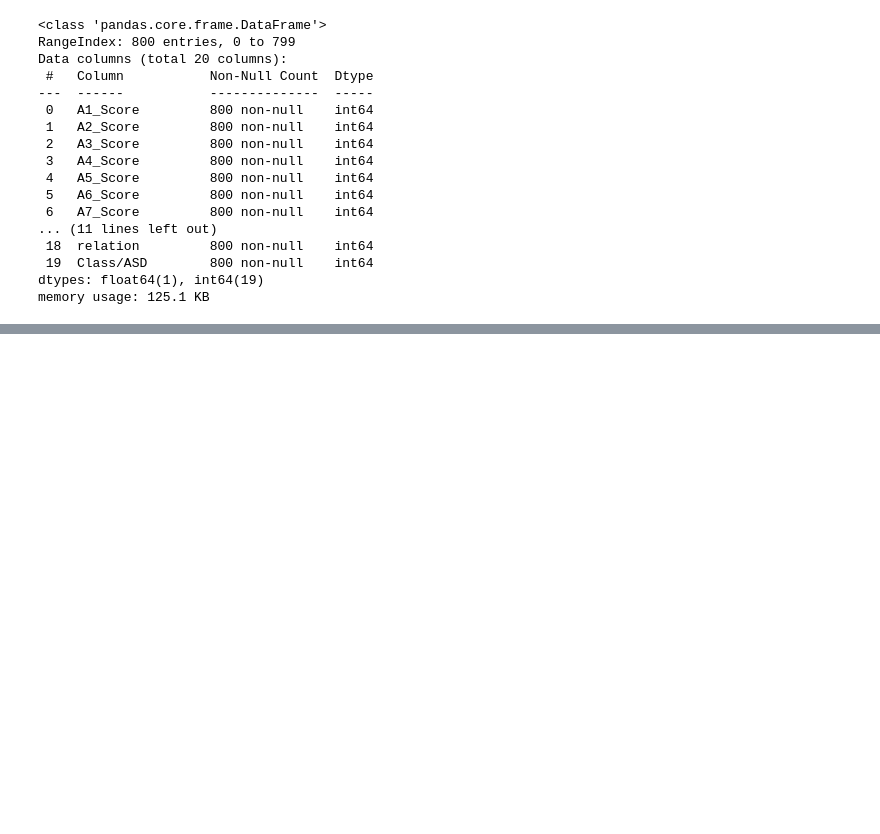
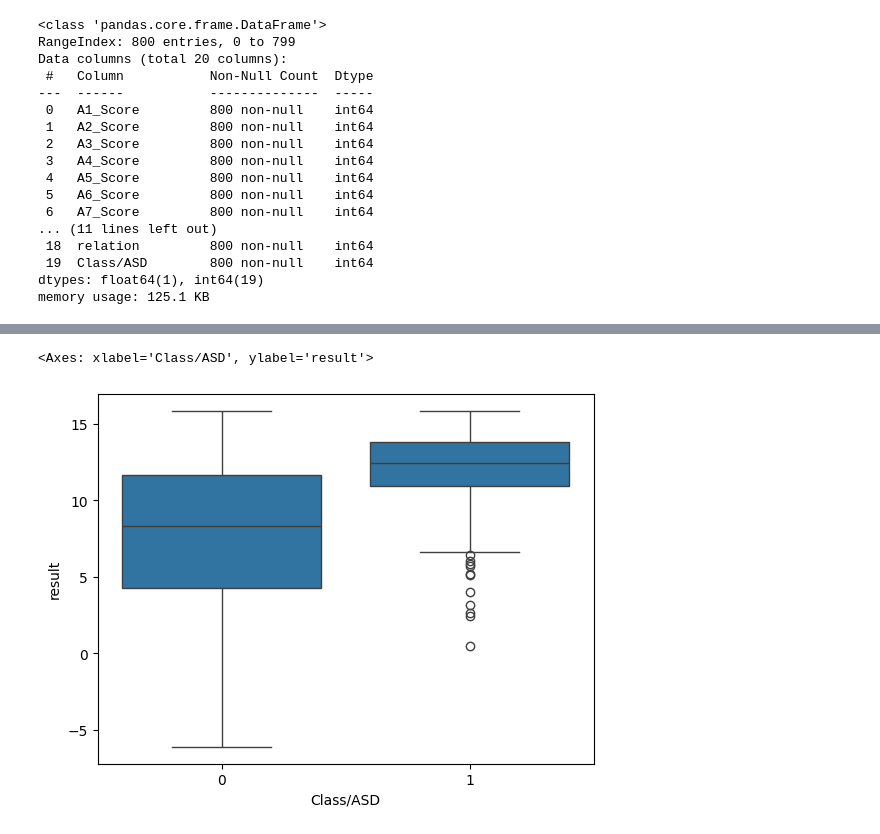
Before and after one commit to SRARNAB7/HDS_5320_Group_Project, a Jupyter notebook: Project_2.ipynb, the cells around one changed output, grey strips where cells are left out. Cells and saved outputs as stored; diff of their text form; code cells hidden in the pictures; blank space fills up the shorter version.

```diff
--- a/Project_2.ipynb
+++ b/Project_2.ipynb
@@ -294,0 +359,6 @@ memory usage: 125.1 KB
+# %%
+import seaborn as sns
+sns.boxplot(x='Class/ASD', y='result', data=df)
+# %% [output]
+<Axes: xlabel='Class/ASD', ylabel='result'>
+[figure, added]
```
Also changed, not shown: parts of 11 cells of this notebook.
